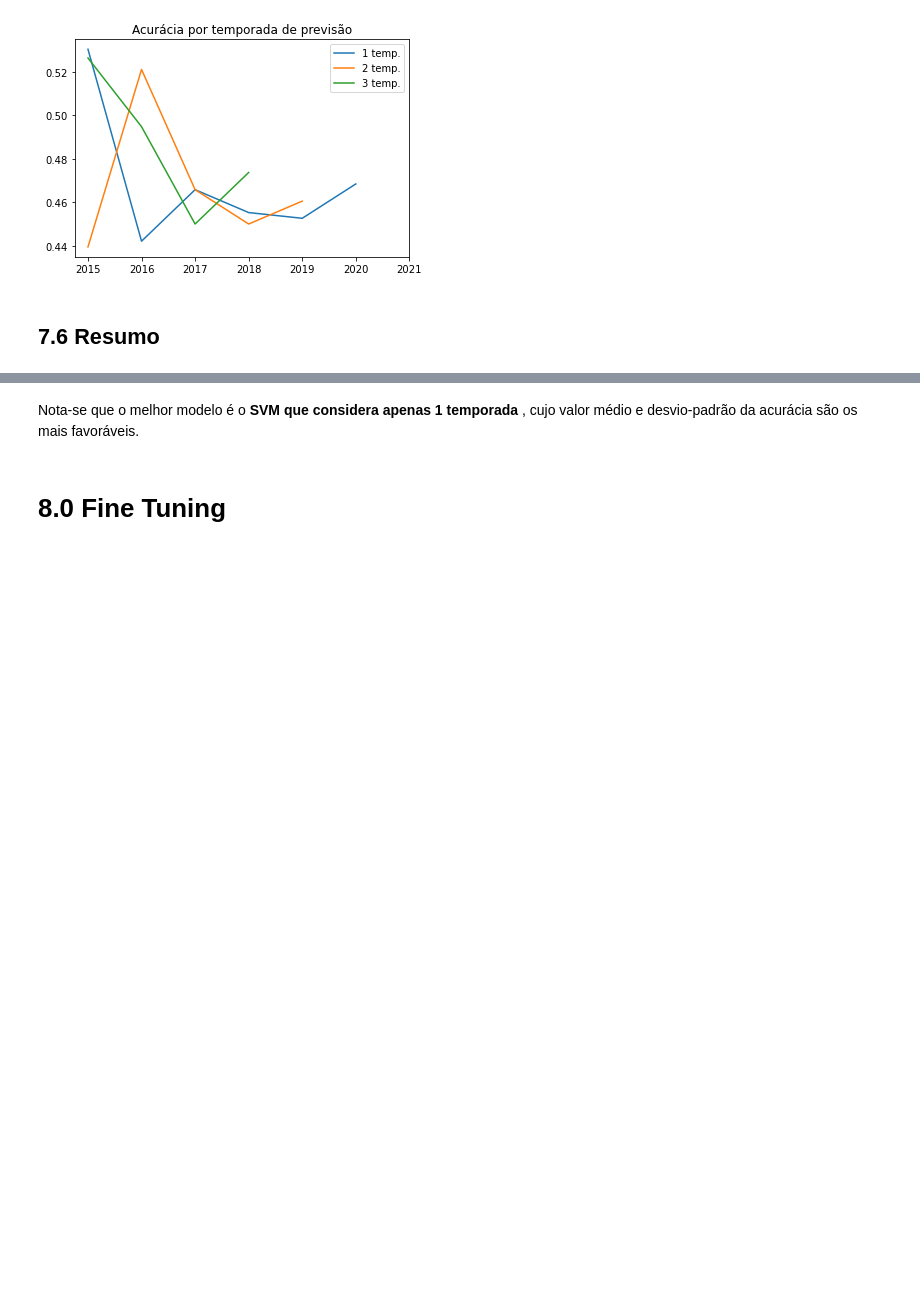
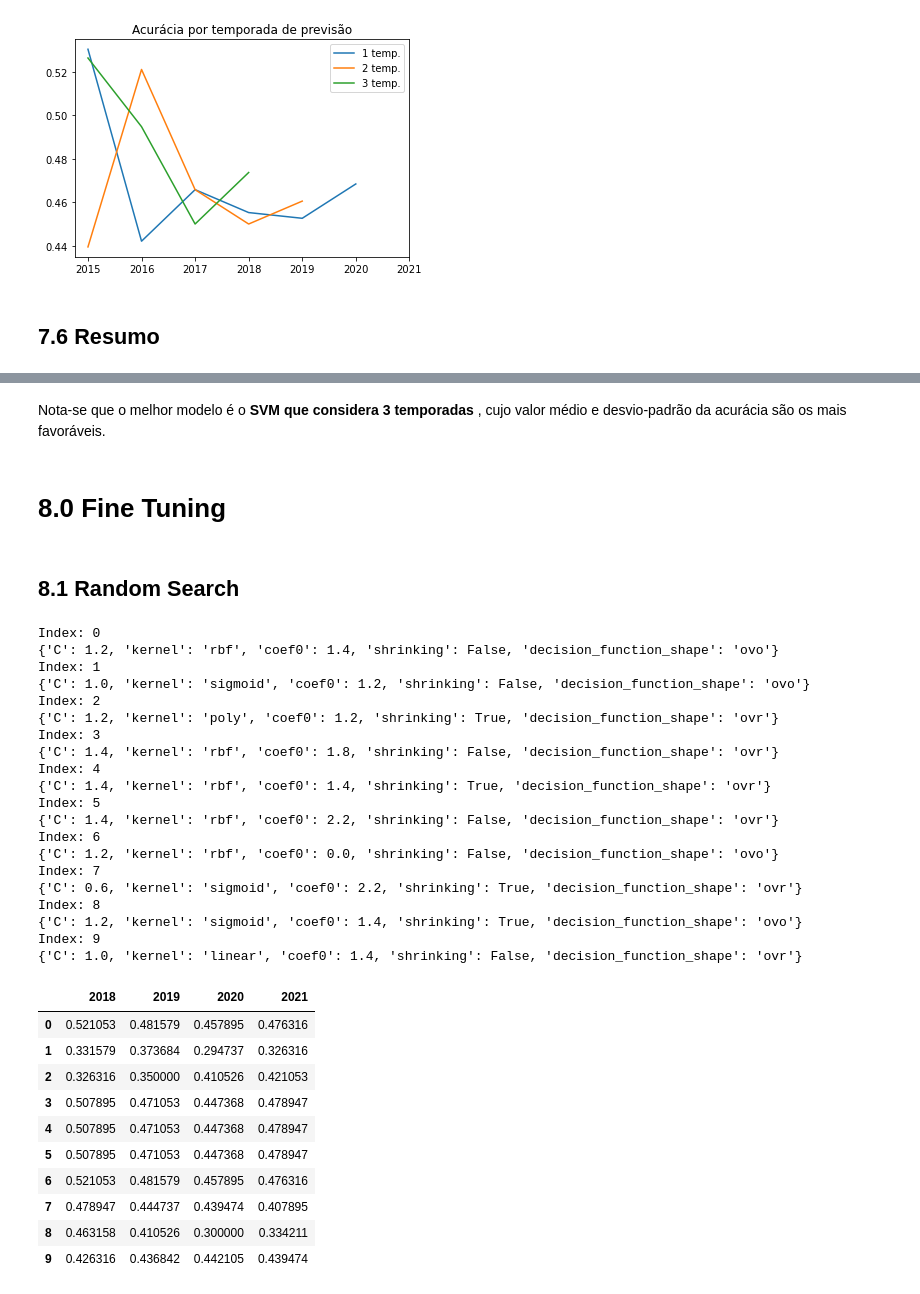
Before and after one commit to mahelvson/FootballPredictions, a Jupyter notebook: notebooks/Análise Final - Prevendo Jogos do Brasileirão.ipynb, the cells around one changed output, grey strips where cells are left out. Saved outputs shown, nothing was run; the diff lists cells and outputs as text; code cells hidden in the pictures; blank space fills up the shorter version.

```diff
--- a/notebooks/Análise Final - Prevendo Jogos do Brasileirão.ipynb
+++ b/notebooks/Análise Final - Prevendo Jogos do Brasileirão.ipynb
@@ -1577,6 +1578,6 @@ df_metrics
 | 2 | Random Forest | 0.465581 | 0.032945 | 0.467368 | 0.035913 | 0.482895 | 0.030033 |
 | 3 | SVM | 0.469092 | 0.028733 | 0.467368 | 0.028323 | 0.486184 | 0.028059 |
 # %% [markdown]
-Nota-se que o melhor modelo é o <b> SVM que considera apenas 1 temporada </b>, cujo valor médio e desvio-padrão da acurácia são os mais favoráveis.
+Nota-se que o melhor modelo é o <b> SVM que considera 3 temporadas </b>, cujo valor médio e desvio-padrão da acurácia são os mais favoráveis.
 # %% [markdown]
 # 8.0 Fine Tuning
@@ -1582,0 +1586,2 @@ Nota-se que o melhor modelo é o <b> SVM que considera apenas 1 temporada </b>,
+# %% [markdown]
+## 8.1 Random Search
@@ -1582,0 +1596,56 @@ Nota-se que o melhor modelo é o <b> SVM que considera apenas 1 temporada </b>,
+# %%
+final_result = pd.DataFrame()
+
+for i in range(10):
+
+    # escolhe os parâmetros aleatoriamente
+    hp = {k: random.sample(v,1)[0] for k, v in params.items()}
+    print(f'Index: {i}')
+    print(hp)
+
+    # model
+    result = cross_val_temps(3, df8, svm.SVC(random_state = 42,
+                                              C=hp['C'],
+                                              kernel=hp['kernel'],
+                                              coef0=hp['coef0'],
+                                              shrinking=hp['shrinking'],
+                                              decision_function_shape=hp['decision_function_shape']))
+
+
+    # performance
+    final_result = pd.concat([final_result, pd.DataFrame(result).T])
+
+final_result = final_result.reset_index(drop=True)
+final_result.rename(columns={0: '2018', 1: '2019', 2: '2020', 3: '2021'})
+# %% [output]
+Index: 0
+{'C': 1.2, 'kernel': 'rbf', 'coef0': 1.4, 'shrinking': False, 'decision_function_shape': 'ovo'}
+Index: 1
+{'C': 1.0, 'kernel': 'sigmoid', 'coef0': 1.2, 'shrinking': False, 'decision_function_shape': 'ovo'}
+Index: 2
+{'C': 1.2, 'kernel': 'poly', 'coef0': 1.2, 'shrinking': True, 'decision_function_shape': 'ovr'}
+Index: 3
+{'C': 1.4, 'kernel': 'rbf', 'coef0': 1.8, 'shrinking': False, 'decision_function_shape': 'ovr'}
+Index: 4
+{'C': 1.4, 'kernel': 'rbf', 'coef0': 1.4, 'shrinking': True, 'decision_function_shape': 'ovr'}
+Index: 5
+{'C': 1.4, 'kernel': 'rbf', 'coef0': 2.2, 'shrinking': False, 'decision_function_shape': 'ovr'}
+Index: 6
+{'C': 1.2, 'kernel': 'rbf', 'coef0': 0.0, 'shrinking': False, 'decision_function_shape': 'ovo'}
+Index: 7
+{'C': 0.6, 'kernel': 'sigmoid', 'coef0': 2.2, 'shrinking': True, 'decision_function_shape': 'ovr'}
+Index: 8
+{'C': 1.2, 'kernel': 'sigmoid', 'coef0': 1.4, 'shrinking': True, 'decision_function_shape': 'ovo'}
+Index: 9
+{'C': 1.0, 'kernel': 'linear', 'coef0': 1.4, 'shrinking': False, 'decision_function_shape': 'ovr'}
+|  | 2018 | 2019 | 2020 | 2021 |
+| 0 | 0.521053 | 0.481579 | 0.457895 | 0.476316 |
+| 1 | 0.331579 | 0.373684 | 0.294737 | 0.326316 |
+| 2 | 0.326316 | 0.350000 | 0.410526 | 0.421053 |
+| 3 | 0.507895 | 0.471053 | 0.447368 | 0.478947 |
+| 4 | 0.507895 | 0.471053 | 0.447368 | 0.478947 |
+| 5 | 0.507895 | 0.471053 | 0.447368 | 0.478947 |
+| 6 | 0.521053 | 0.481579 | 0.457895 | 0.476316 |
+| 7 | 0.478947 | 0.444737 | 0.439474 | 0.407895 |
+| 8 | 0.463158 | 0.410526 | 0.300000 | 0.334211 |
+| 9 | 0.426316 | 0.436842 | 0.442105 | 0.439474 |
```
Also changed, not shown: parts of 14 cells of this notebook, 3 other files.
